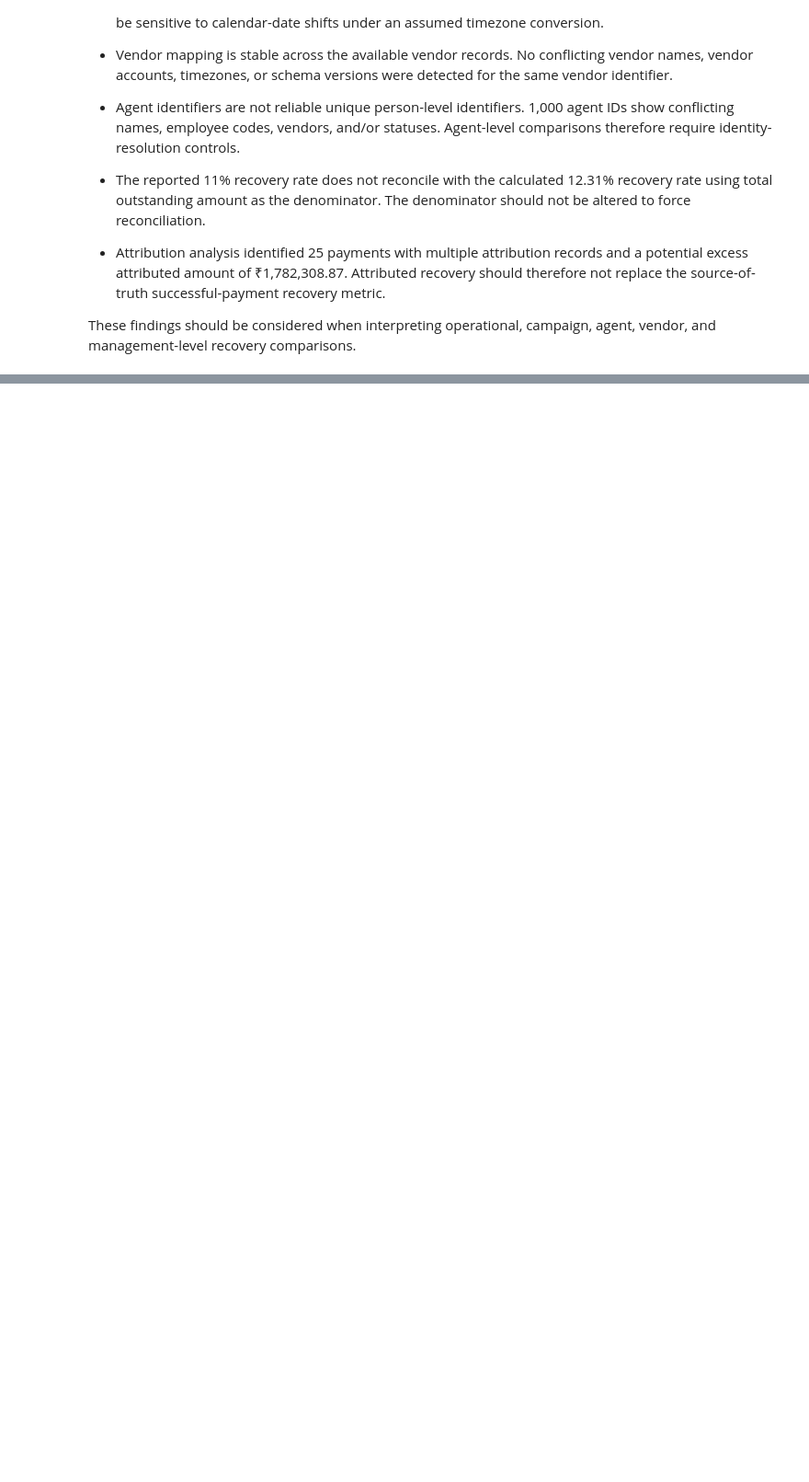
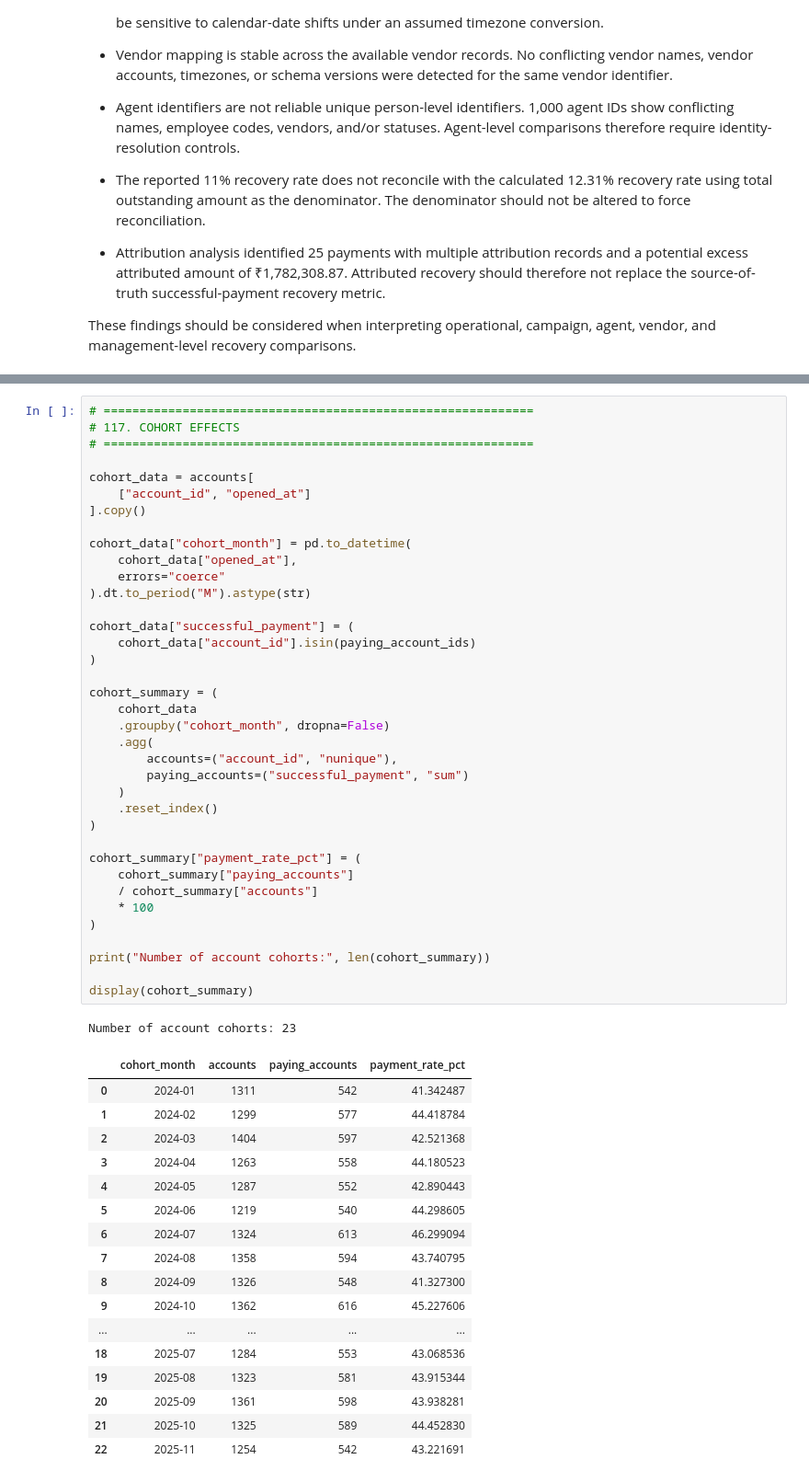
Before and after one commit to DivyaSolanki95/collections-data-analytics, a Jupyter notebook: notebooks/04_recovery_analysis.ipynb, the cells around one changed output, grey strips where cells are left out. Shown at 92% size. Saved outputs shown, nothing was run; the diff lists cells and outputs as text; blank space fills up the shorter version.

```diff
--- a/notebooks/04_recovery_analysis.ipynb
+++ b/notebooks/04_recovery_analysis.ipynb
@@ -4859,0 +4898,56 @@ display(final_findings_updated)
+# %%
+# ============================================================
+# 117. COHORT EFFECTS
+# ============================================================
+
+cohort_data = accounts[
+    ["account_id", "opened_at"]
+].copy()
+
+cohort_data["cohort_month"] = pd.to_datetime(
+    cohort_data["opened_at"],
+    errors="coerce"
+).dt.to_period("M").astype(str)
+
+cohort_data["successful_payment"] = (
+    cohort_data["account_id"].isin(paying_account_ids)
+)
+
+cohort_summary = (
+    cohort_data
+    .groupby("cohort_month", dropna=False)
+    .agg(
+        accounts=("account_id", "nunique"),
+        paying_accounts=("successful_payment", "sum")
+    )
+    .reset_index()
+)
+
+cohort_summary["payment_rate_pct"] = (
+    cohort_summary["paying_accounts"]
+    / cohort_summary["accounts"]
+    * 100
+)
+
+print("Number of account cohorts:", len(cohort_summary))
+
+display(cohort_summary)
+# %% [output]
+Number of account cohorts: 23
+|  | cohort_month | accounts | paying_accounts | payment_rate_pct |
+| 0 | 2024-01 | 1311 | 542 | 41.342487 |
+| 1 | 2024-02 | 1299 | 577 | 44.418784 |
+| 2 | 2024-03 | 1404 | 597 | 42.521368 |
+| 3 | 2024-04 | 1263 | 558 | 44.180523 |
+| 4 | 2024-05 | 1287 | 552 | 42.890443 |
+| 5 | 2024-06 | 1219 | 540 | 44.298605 |
+| 6 | 2024-07 | 1324 | 613 | 46.299094 |
+| 7 | 2024-08 | 1358 | 594 | 43.740795 |
+| 8 | 2024-09 | 1326 | 548 | 41.327300 |
+| 9 | 2024-10 | 1362 | 616 | 45.227606 |
+| ... | ... | ... | ... | ... |
+| 18 | 2025-07 | 1284 | 553 | 43.068536 |
+| 19 | 2025-08 | 1323 | 581 | 43.915344 |
+| 20 | 2025-09 | 1361 | 598 | 43.938281 |
+| 21 | 2025-10 | 1325 | 589 | 44.452830 |
+| 22 | 2025-11 | 1254 | 542 | 43.221691 |
```
Also changed, not shown: parts of 28 cells of this notebook, 2 other files.
